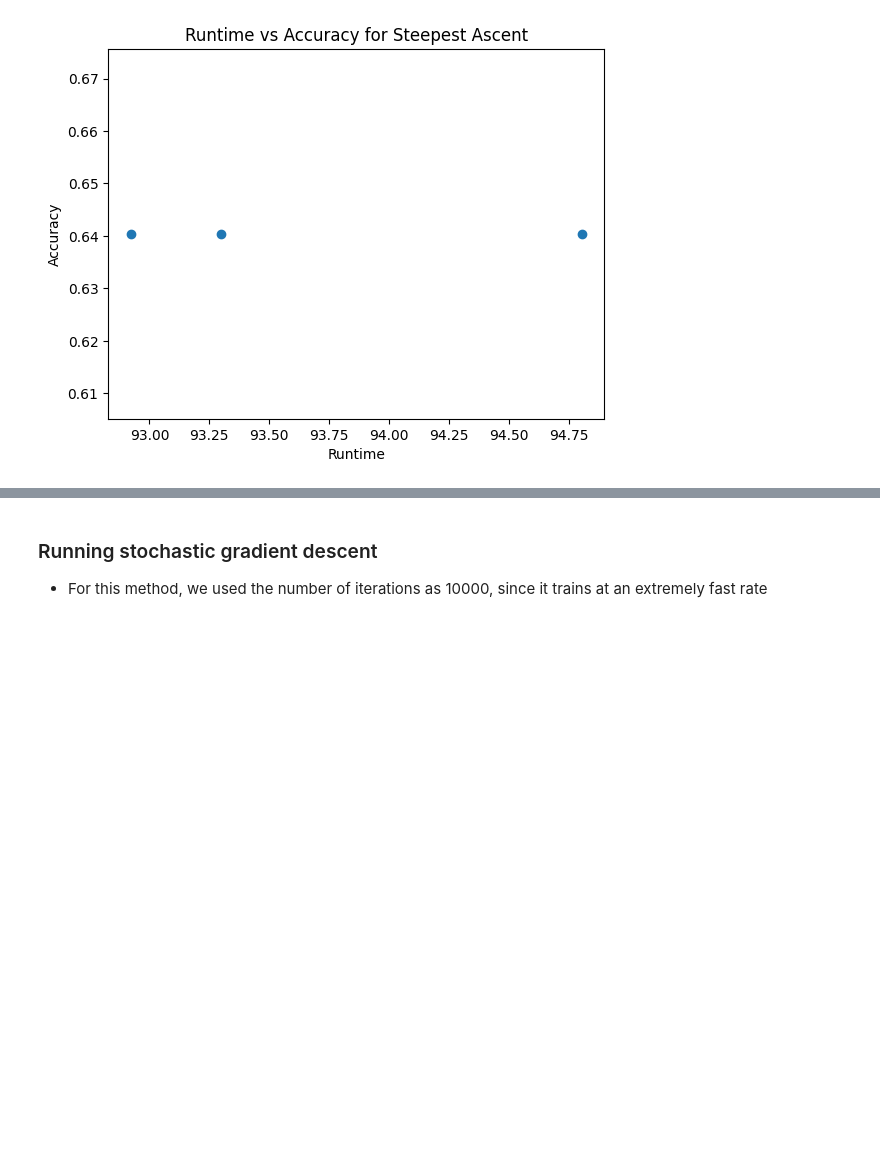
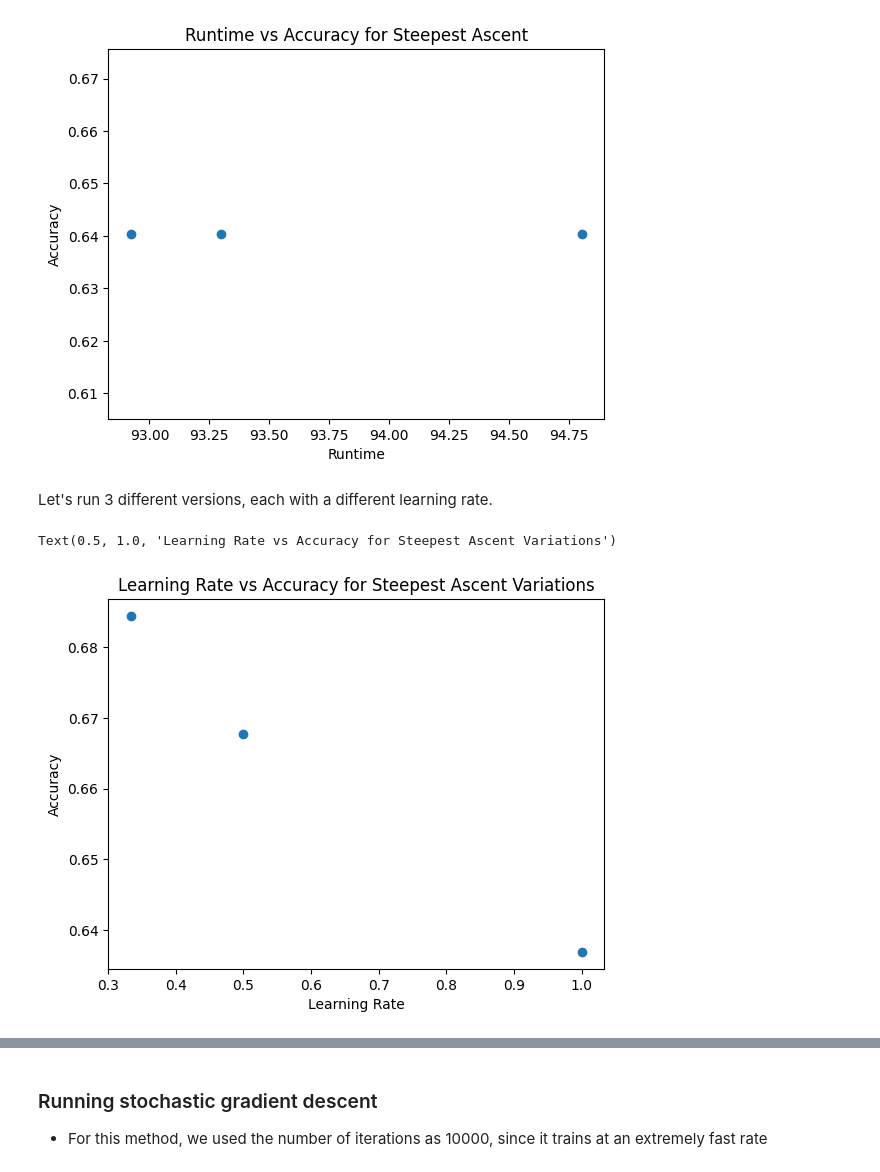
Before and after one commit to calebm00re/S22-ml03, a Jupyter notebook: notebook.ipynb, the cells around one changed output, grey strips where cells are left out. Drawn from its saved outputs; the diff is of its cells as text; code cells hidden in the pictures; blank space fills up the shorter version.

```diff
--- a/notebook.ipynb
+++ b/notebook.ipynb
@@ -772,3 +772,30 @@ plt.title('Runtime vs Accuracy for Steepest Ascent')
 plt.show()
 # %% [output]
 [figure]
+# %% [markdown]
+Let's run 3 different versions, each with a different learning rate.
+# %%
+times = []
+accuracies = []
+for i in range(3):
+
+  classifier1 = LRC(learning_rate=1/(i+1), n_iters=100, type='steepest_ascent', cost=0.1)
+
+  classifier1.fit(X_train, y_train)
+  predictions1 = classifier1.predict(X_test)
+
+  times.append(1/(i+1))
+  accuracies.append(classifier1.accuracy(y_test, predictions1))
+  avg1 += classifier1.accuracy(y_test, predictions1)
+
+
+# plot the data in a scatter plot
+plt.scatter(times, accuracies)
+
+# set x and y axis labels and plot title
+plt.xlabel('Learning Rate')
+plt.ylabel('Accuracy')
+plt.title('Learning Rate vs Accuracy for Steepest Ascent Variations')
+# %% [output]
+Text(0.5, 1.0, 'Learning Rate vs Accuracy for Steepest Ascent Variations')
+[figure, added]
```
Also changed, not shown: parts of 10 cells of this notebook.
